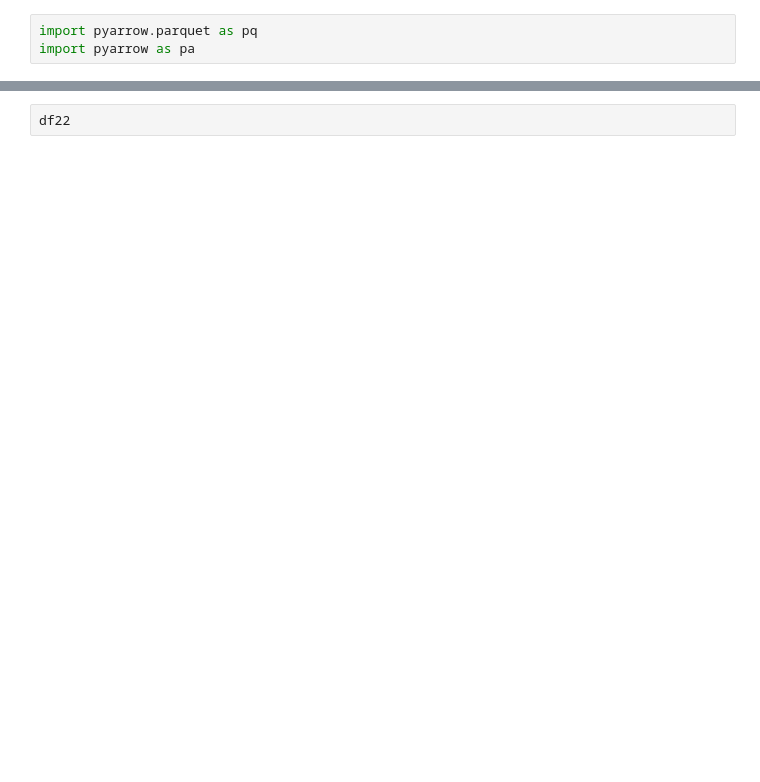
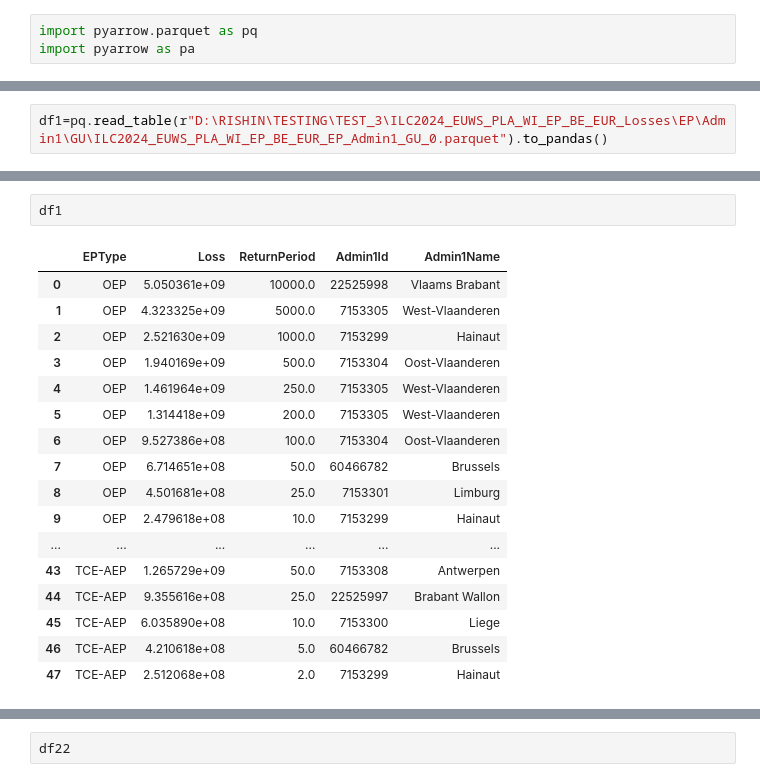
Before and after one commit to Rishinr1/ILC_TASK_2_RESOLUTION, a Jupyter notebook: check_df.ipynb, the cells around one changed output, grey strips where cells are left out. Saved outputs shown, nothing was run; the diff lists cells and outputs as text; blank space fills up the shorter version.

```diff
--- a/check_df.ipynb
+++ b/check_df.ipynb
@@ -6,3 +6,5 @@ df=pq.read_table(r"Y:\PROJECT\Renu\ILC_2024\Testing_EUWS\Results\ILC\BE\ILC2024_
+# %%
+df1=pq.read_table(r"D:\RISHIN\TESTING\TEST_3\ILC2024_EUWS_PLA_WI_EP_BE_EUR_Losses\EP\Admin1\GU\ILC2024_EUWS_PLA_WI_EP_BE_EUR_EP_Admin1_GU_0.parquet").to_pandas()
 # %%
 df
 # %% [output]
@@ -21,0 +28,20 @@ df
+# %%
+df1
+# %% [output]
+|  | EPType | Loss | ReturnPeriod | Admin1Id | Admin1Name |
+| 0 | OEP | 5.050361e+09 | 10000.0 | 22525998 | Vlaams Brabant |
+| 1 | OEP | 4.323325e+09 | 5000.0 | 7153305 | West-Vlaanderen |
+| 2 | OEP | 2.521630e+09 | 1000.0 | 7153299 | Hainaut |
+| 3 | OEP | 1.940169e+09 | 500.0 | 7153304 | Oost-Vlaanderen |
+| 4 | OEP | 1.461964e+09 | 250.0 | 7153305 | West-Vlaanderen |
+| 5 | OEP | 1.314418e+09 | 200.0 | 7153305 | West-Vlaanderen |
+| 6 | OEP | 9.527386e+08 | 100.0 | 7153304 | Oost-Vlaanderen |
+| 7 | OEP | 6.714651e+08 | 50.0 | 60466782 | Brussels |
+| 8 | OEP | 4.501681e+08 | 25.0 | 7153301 | Limburg |
+| 9 | OEP | 2.479618e+08 | 10.0 | 7153299 | Hainaut |
+| ... | ... | ... | ... | ... | ... |
+| 43 | TCE-AEP | 1.265729e+09 | 50.0 | 7153308 | Antwerpen |
+| 44 | TCE-AEP | 9.355616e+08 | 25.0 | 22525997 | Brabant Wallon |
+| 45 | TCE-AEP | 6.035890e+08 | 10.0 | 7153300 | Liege |
+| 46 | TCE-AEP | 4.210618e+08 | 5.0 | 60466782 | Brussels |
+| 47 | TCE-AEP | 2.512068e+08 | 2.0 | 7153299 | Hainaut |
```
Also changed, not shown: parts of 14 cells of this notebook, 2 other files.
